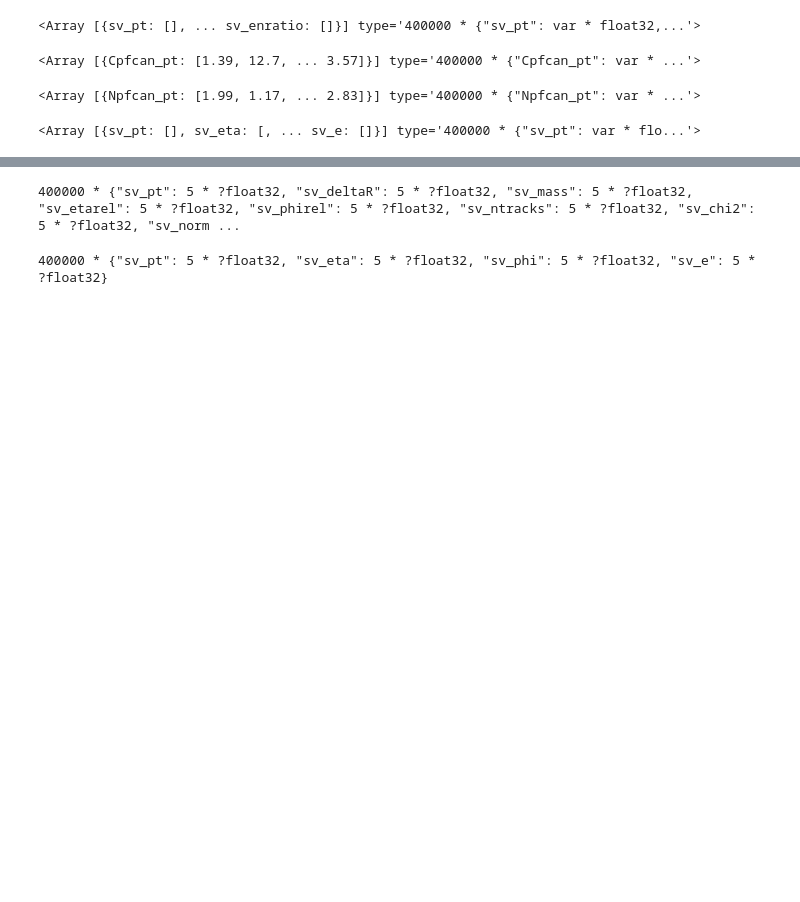
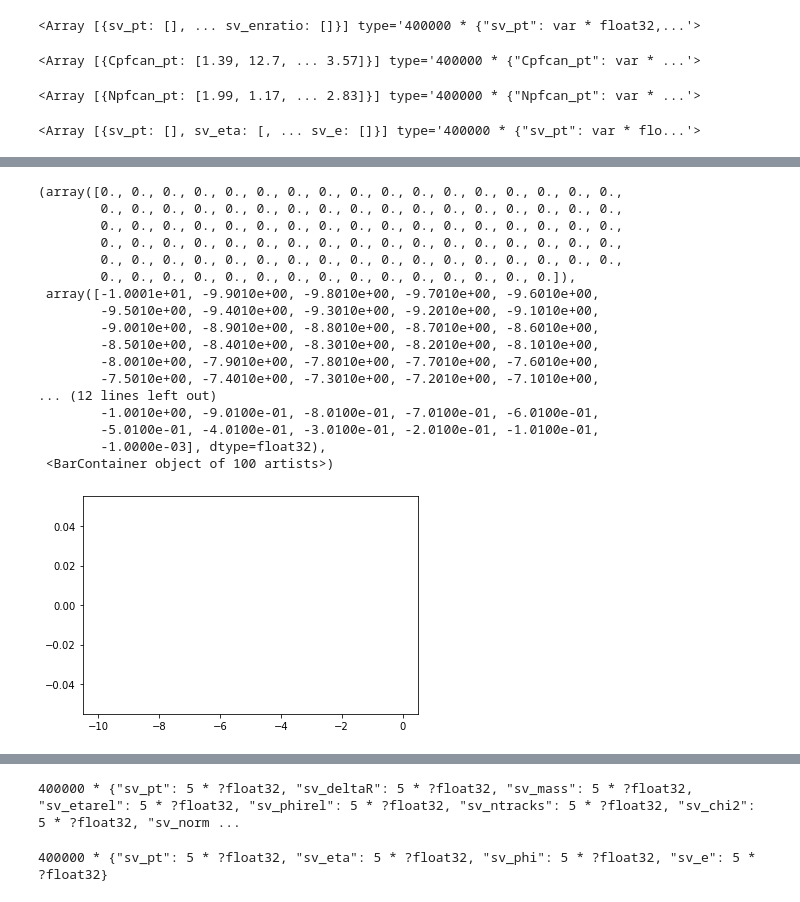
Before and after one commit to AnnikaStein/DeepJet, a Jupyter notebook: ParT/calculate_epsilon.ipynb, the cells around one changed output, grey strips where cells are left out. Drawn from its saved outputs; the diff is of its cells as text; code cells hidden in the pictures; blank space fills up the shorter version.

```diff
--- a/ParT/calculate_epsilon.ipynb
+++ b/ParT/calculate_epsilon.ipynb
@@ -169,0 +274,21 @@ df_vtx_pts_clip = ak.pad_none(df_vtx_pts,5,clip=True)
+# %%
+plt.hist(glob_np[interesting_variable], bins=100, range=(-10.001,-0.001))
+# %% [output]
+(array([0., 0., 0., 0., 0., 0., 0., 0., 0., 0., 0., 0., 0., 0., 0., 0., 0.,
+        0., 0., 0., 0., 0., 0., 0., 0., 0., 0., 0., 0., 0., 0., 0., 0., 0.,
+        0., 0., 0., 0., 0., 0., 0., 0., 0., 0., 0., 0., 0., 0., 0., 0., 0.,
+        0., 0., 0., 0., 0., 0., 0., 0., 0., 0., 0., 0., 0., 0., 0., 0., 0.,
+        0., 0., 0., 0., 0., 0., 0., 0., 0., 0., 0., 0., 0., 0., 0., 0., 0.,
+        0., 0., 0., 0., 0., 0., 0., 0., 0., 0., 0., 0., 0., 0., 0.]),
+ array([-1.0001e+01, -9.9010e+00, -9.8010e+00, -9.7010e+00, -9.6010e+00,
+        -9.5010e+00, -9.4010e+00, -9.3010e+00, -9.2010e+00, -9.1010e+00,
+        -9.0010e+00, -8.9010e+00, -8.8010e+00, -8.7010e+00, -8.6010e+00,
+        -8.5010e+00, -8.4010e+00, -8.3010e+00, -8.2010e+00, -8.1010e+00,
+        -8.0010e+00, -7.9010e+00, -7.8010e+00, -7.7010e+00, -7.6010e+00,
+        -7.5010e+00, -7.4010e+00, -7.3010e+00, -7.2010e+00, -7.1010e+00,
+... (12 lines left out)
+        -1.0010e+00, -9.0100e-01, -8.0100e-01, -7.0100e-01, -6.0100e-01,
+        -5.0100e-01, -4.0100e-01, -3.0100e-01, -2.0100e-01, -1.0100e-01,
+        -1.0000e-03], dtype=float32),
+ <BarContainer object of 100 artists>)
+[figure, added]
```
Also changed, not shown: parts of 128 cells of this notebook, 10 other files.
